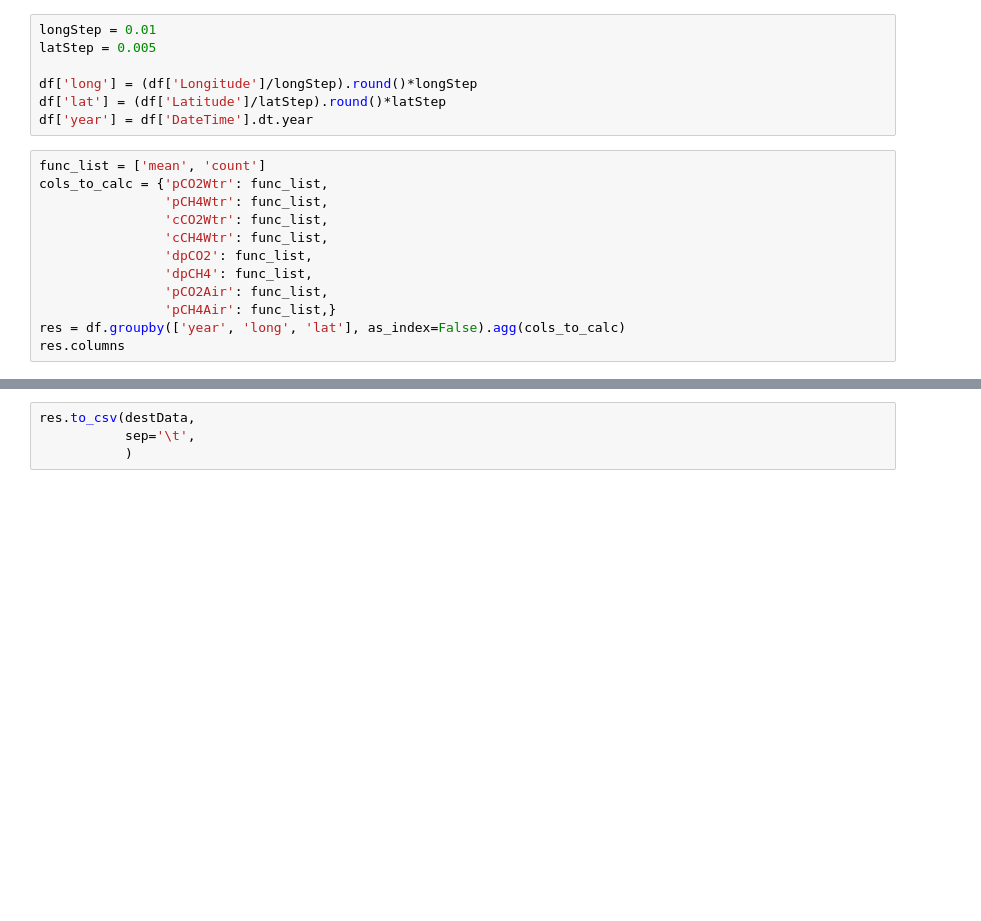
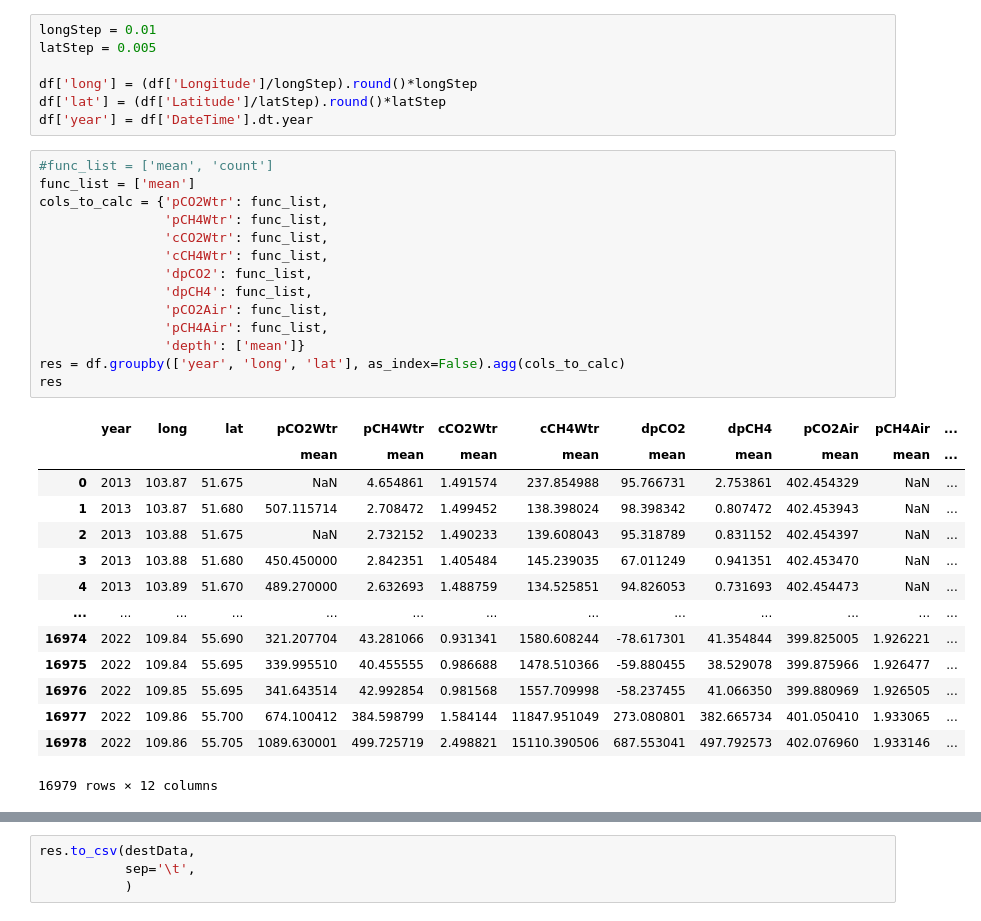
Before and after one commit to pestunov/BaikalDataHandler, a Jupyter notebook: AllSea.ipynb, the cells around one changed output, grey strips where cells are left out. Drawn from its saved outputs; the diff is of its cells as text; blank space fills up the shorter version.

```diff
--- a/AllSea.ipynb
+++ b/AllSea.ipynb
@@ -111,14 +199,31 @@ df['long'] = (df['Longitude']/longStep).round()*longStep
 df['lat'] = (df['Latitude']/latStep).round()*latStep
 df['year'] = df['DateTime'].dt.year
 # %%
-func_list = ['mean', 'count']
+#func_list = ['mean', 'count']
+func_list = ['mean']
 cols_to_calc = {'pCO2Wtr': func_list,
                 'pCH4Wtr': func_list,
                 'cCO2Wtr': func_list,
                 'cCH4Wtr': func_list,
                 'dpCO2': func_list,
                 'dpCH4': func_list,
                 'pCO2Air': func_list,
-                'pCH4Air': func_list,}
+                'pCH4Air': func_list,
+                'depth': ['mean']}
 res = df.groupby(['year', 'long', 'lat'], as_index=False).agg(cols_to_calc)
-res.columns
+res
+# %% [output]
+|  | year | long | lat | pCO2Wtr | pCH4Wtr | cCO2Wtr | cCH4Wtr | dpCO2 | dpCH4 | pCO2Air | pCH4Air | ... |
+|  |  |  |  | mean | mean | mean | mean | mean | mean | mean | mean | ... |
+| 0 | 2013 | 103.87 | 51.675 | NaN | 4.654861 | 1.491574 | 237.854988 | 95.766731 | 2.753861 | 402.454329 | NaN | ... |
+| 1 | 2013 | 103.87 | 51.680 | 507.115714 | 2.708472 | 1.499452 | 138.398024 | 98.398342 | 0.807472 | 402.453943 | NaN | ... |
+| 2 | 2013 | 103.88 | 51.675 | NaN | 2.732152 | 1.490233 | 139.608043 | 95.318789 | 0.831152 | 402.454397 | NaN | ... |
+| 3 | 2013 | 103.88 | 51.680 | 450.450000 | 2.842351 | 1.405484 | 145.239035 | 67.011249 | 0.941351 | 402.453470 | NaN | ... |
+| 4 | 2013 | 103.89 | 51.670 | 489.270000 | 2.632693 | 1.488759 | 134.525851 | 94.826053 | 0.731693 | 402.454473 | NaN | ... |
+| ... | ... | ... | ... | ... | ... | ... | ... | ... | ... | ... | ... | ... |
+| 16974 | 2022 | 109.84 | 55.690 | 321.207704 | 43.281066 | 0.931341 | 1580.608244 | -78.617301 | 41.354844 | 399.825005 | 1.926221 | ... |
+| 16975 | 2022 | 109.84 | 55.695 | 339.995510 | 40.455555 | 0.986688 | 1478.510366 | -59.880455 | 38.529078 | 399.875966 | 1.926477 | ... |
+| 16976 | 2022 | 109.85 | 55.695 | 341.643514 | 42.992854 | 0.981568 | 1557.709998 | -58.237455 | 41.066350 | 399.880969 | 1.926505 | ... |
+| 16977 | 2022 | 109.86 | 55.700 | 674.100412 | 384.598799 | 1.584144 | 11847.951049 | 273.080801 | 382.665734 | 401.050410 | 1.933065 | ... |
+| 16978 | 2022 | 109.86 | 55.705 | 1089.630001 | 499.725719 | 2.498821 | 15110.390506 | 687.553041 | 497.792573 | 402.076960 | 1.933146 | ... |
+16979 rows × 12 columns
```
Also changed, not shown: parts of 27 cells of this notebook.
